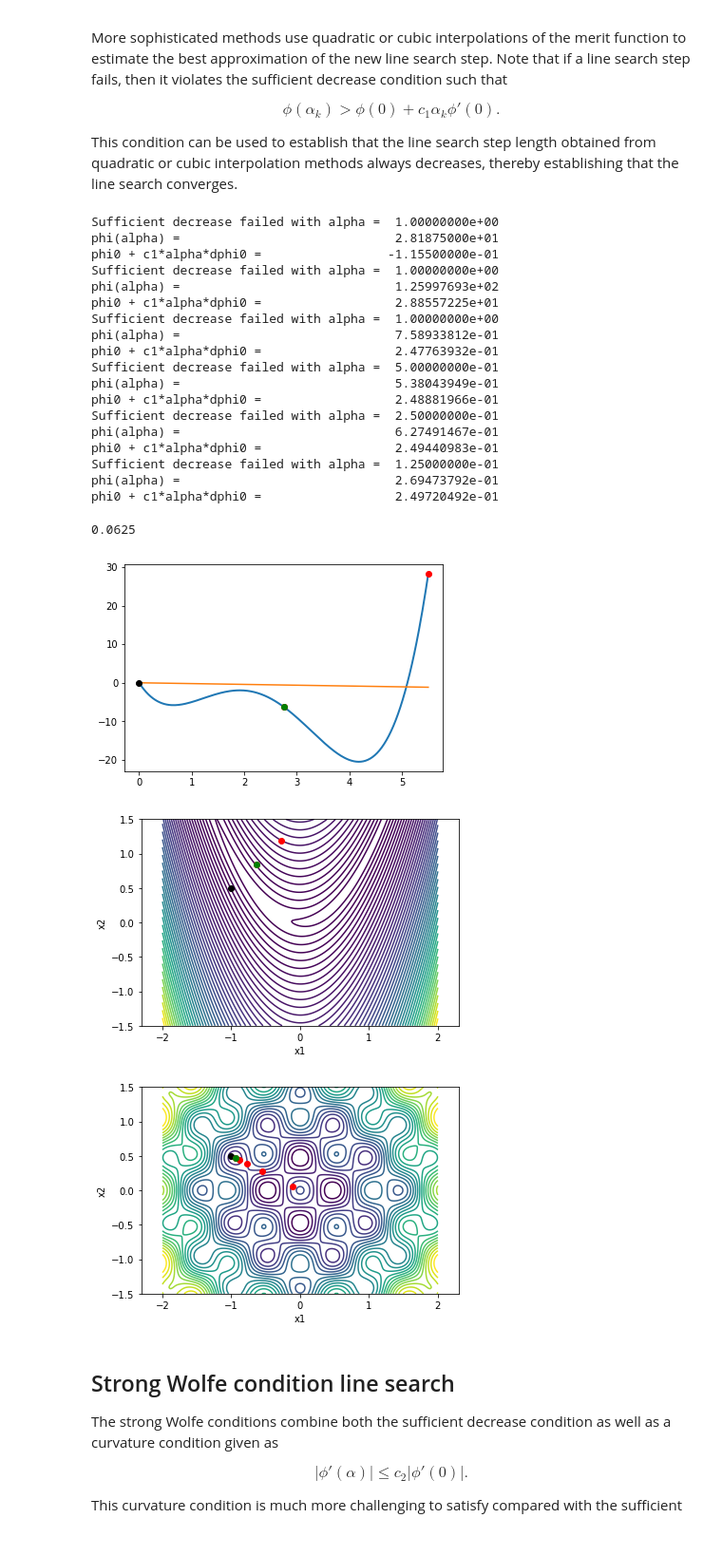
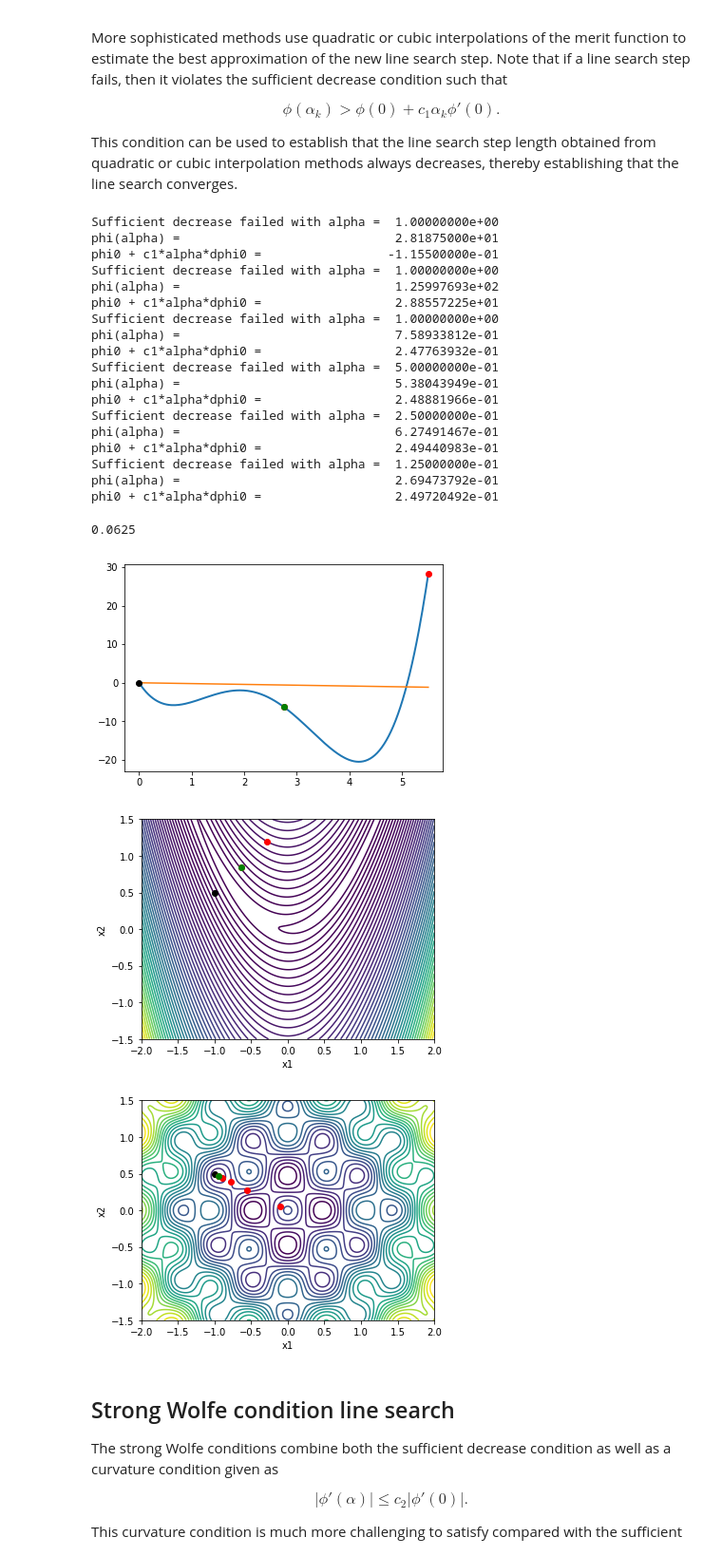
Before and after one commit to gjkennedy/ae6310, a Jupyter notebook: Line Search Methods.ipynb, the cells around one changed output. Shown at 95% size. Drawn from its saved outputs; the diff is of its cells as text; code cells hidden in the pictures.

```diff
--- a/Line Search Methods.ipynb
+++ b/Line Search Methods.ipynb
@@ -89,14 +89,16 @@ def contour_plot(func, n=250, xlow=-2, xhigh=2, ylow=-1.5, yhigh=1.5):
         for j in range(n):
             f[i, j] = func([X[i, j], Y[i, j]])
 
-    plt.figure()
+    fig, ax = plt.subplots(1, 1)
     if func == rosen:
-        plt.contour(X, Y, f, levels=np.max(f)*np.linspace(0, 1.0, 50)**2)
+        ax.contour(X, Y, f, levels=np.max(f)*np.linspace(0, 1.0, 50)**2)
     else:
-        plt.contour(X, Y, f, levels=np.linspace(np.min(f), np.max(f), 25))
+        ax.contour(X, Y, f, levels=np.linspace(np.min(f), np.max(f), 25))
     plt.xlabel('x1')
     plt.ylabel('x2')
-    plt.axis('equal')
+    ax.set_aspect('equal', 'box')
+    fig.tight_layout()
+
     return
 
 def backtrack(func, grad_func, x, p,
@@ -168,35 +170,35 @@ backtrack(rosen, rosen_grad, x, p)
 
 # Create a contour plot
 contour_plot(griewank)
 
 p = -griewank_grad(x)
 p = p/np.sqrt(np.dot(p, p))
 
 # Perform a backtracking line search
 backtrack(griewank, griewank_grad, x, p)
 # %% [output]
 Sufficient decrease failed with alpha =  1.00000000e+00
 phi(alpha) =                             2.81875000e+01
 phi0 + c1*alpha*dphi0 =                 -1.15500000e-01
 Sufficient decrease failed with alpha =  1.00000000e+00
 phi(alpha) =                             1.25997693e+02
 phi0 + c1*alpha*dphi0 =                  2.88557225e+01
 Sufficient decrease failed with alpha =  1.00000000e+00
 phi(alpha) =                             7.58933812e-01
 phi0 + c1*alpha*dphi0 =                  2.47763932e-01
 Sufficient decrease failed with alpha =  5.00000000e-01
 phi(alpha) =                             5.38043949e-01
 phi0 + c1*alpha*dphi0 =                  2.48881966e-01
 Sufficient decrease failed with alpha =  2.50000000e-01
 phi(alpha) =                             6.27491467e-01
 phi0 + c1*alpha*dphi0 =                  2.49440983e-01
 Sufficient decrease failed with alpha =  1.25000000e-01
 phi(alpha) =                             2.69473792e-01
 phi0 + c1*alpha*dphi0 =                  2.49720492e-01
 0.0625
 [figure]
-[figure, old version]
+[figure, new version]
-[figure, old version]
+[figure, new version]
 # %% [markdown]
 ## Strong Wolfe condition line search
 
```
Also changed, not shown: parts of 3 cells of this notebook, 1 other file.
